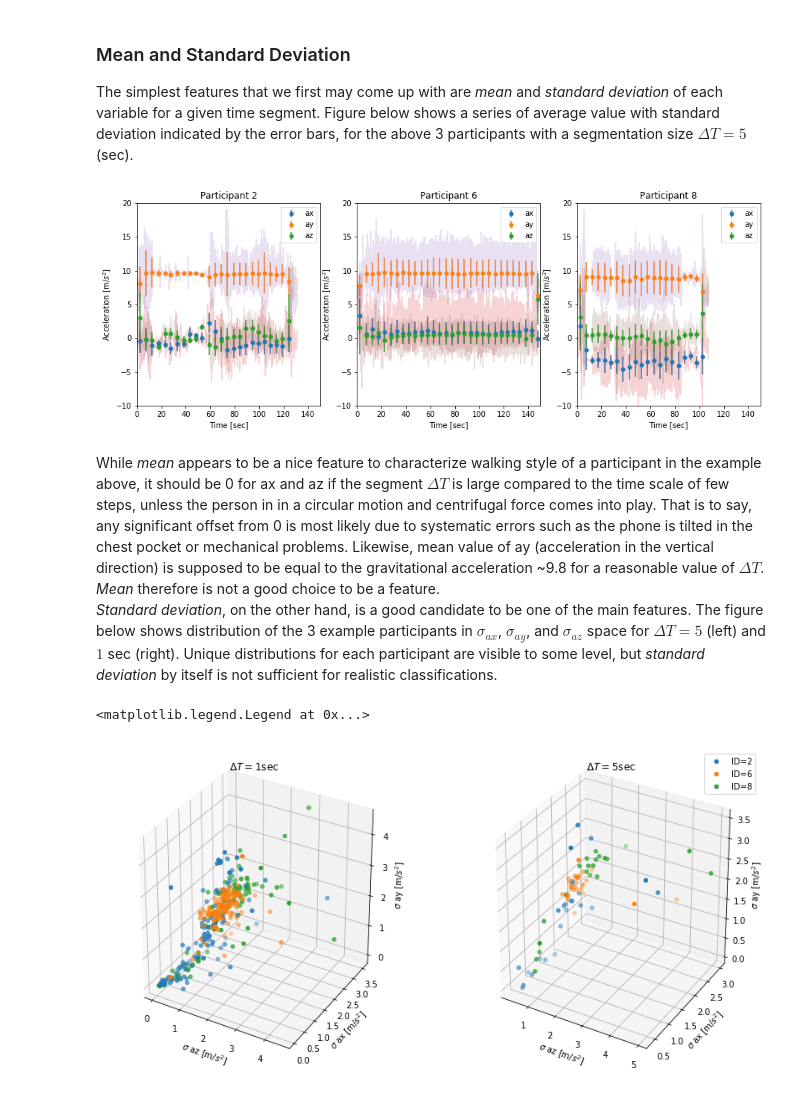
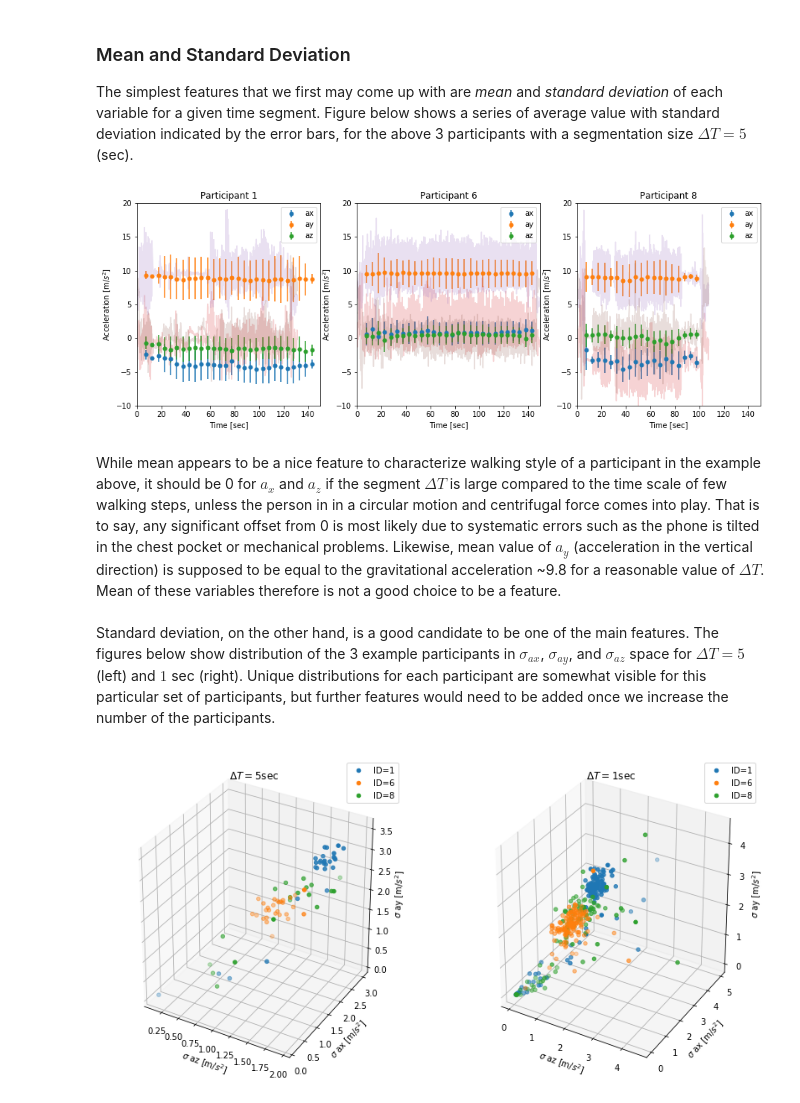
Before and after one commit to hshiokawa/walker_identifier, a Jupyter notebook: walker_identifier.ipynb, the cells around one changed output. Drawn from its saved outputs; the diff is of its cells as text; code cells hidden in the pictures.

```diff
--- a/walker_identifier.ipynb
+++ b/walker_identifier.ipynb
@@ -41,6 +41,7 @@ import pandas as pd
 import numpy as np
 import matplotlib.pyplot as plt
 from mpl_toolkits.mplot3d import Axes3D
+import random
 
 # read-in entire dataset
 data = []
@@ -63,7 +64,7 @@ class plotting(object):
 # example plots for time vs. acceleration for 3 participants
 p = plotting(data)
 fig = plt.figure(figsize=(15,5))
-f = fig.add_subplot(131); p.plot_data( 2, f, 1., 'Participant 2' )
+f = fig.add_subplot(131); p.plot_data( 1, f, 1., 'Participant 1' )
 f = fig.add_subplot(132); p.plot_data( 6, f, 1., 'Participant 6' )
 f = fig.add_subplot(133); p.plot_data( 8, f, 1., 'Participant 8' )
 plt.show()
@@ -101,7 +102,7 @@ class parse_data(object):
                 data_parsed.append(data.iloc[i_s:i,:])
                 i_s = i
                 t_e = t + self.DT
-        return data_parsed
+        return data_parsed[1:-1]
 
     def averaging( self, data_parsed ):
         # calculate average and standard dev. for each segment
@@ -127,38 +128,37 @@ DT = 5. # segment size in second
 par = parse_data( data, DT )
 
 fig = plt.figure(figsize=(15,5))
-f1 = fig.add_subplot(131); plot_parse( par, 2, f1 )
+f1 = fig.add_subplot(131); plot_parse( par, 1, f1 )
 f2 = fig.add_subplot(132); plot_parse( par, 6, f2 )
 f3 = fig.add_subplot(133); plot_parse( par, 8, f3 )
 
 p = plotting( data )
-p.plot_data( 2, f1, 0.2, 'Participant 2', legend=False )
+p.plot_data( 2, f1, 0.2, 'Participant 1', legend=False )
 p.plot_data( 6, f2, 0.2, 'Participant 6', legend=False )
 p.plot_data( 8, f3, 0.2, 'Participant 8', legend=False )
 plt.show()
 # %% [output]
-[figure, old version]
+[figure, new version]
 # %% [markdown]
-While *mean* appears to be a nice feature to characterize walking style of a participant in the example above, it should be 0 for ax and az if the segment $\Delta T$ is large compared to the time scale of few steps, unless the person in in a circular motion and centrifugal force comes into play. That is to say, any significant offset from 0 is most likely due to systematic errors such as the phone is tilted in the chest pocket or mechanical problems. Likewise, mean value of ay (acceleration in the vertical direction) is supposed to be equal to the gravitational acceleration ~9.8 for a reasonable value of $\Delta T$. *Mean* therefore is not a good choice to be a feature.<br>
-*Standard deviation*, on the other hand, is a good candidate to be one of the main features. The figure below shows distribution of the 3 example participants in $\sigma_{ax}$, $\sigma_{ay}$, and $\sigma_{az}$ space for $\Delta T=5$ (left) and $1$ sec (right). Unique distributions for each participant are visible to some level, but *standard deviation* by itself is not sufficient for realistic classifications.
+While mean appears to be a nice feature to characterize walking style of a participant in the example above, it should be 0 for $a_x$ and $a_z$ if the segment $\Delta T$ is large compared to the time scale of few walking steps, unless the person in in a circular motion and centrifugal force comes into play. That is to say, any significant offset from 0 is most likely due to systematic errors such as the phone is tilted in the chest pocket or mechanical problems. Likewise, mean value of $a_y$ (acceleration in the vertical direction) is supposed to be equal to the gravitational acceleration ~9.8 for a reasonable value of $\Delta T$. Mean of these variables therefore is not a good choice to be a feature.<br><br>
+Standard deviation, on the other hand, is a good candidate to be one of the main features. The figures below show distribution of the 3 example participants in $\sigma_{ax}$, $\sigma_{ay}$, and $\sigma_{az}$ space for $\Delta T=5$ (left) and $1$ sec (right). Unique distributions for each participant are somewhat visible for this particular set of participants, but further features would need to be added once we increase the number of the participants.
 # %%
 def plot_scatt(data,ID,f,title):
     f.scatter(data[ID[0]-1][2],data[ID[0]-1][0],data[ID[0]-1][1],label='ID=%d'%(ID[0]))
     f.scatter(data[ID[1]-1][2],data[ID[1]-1][0],data[ID[1]-1][1],label='ID=%d'%(ID[1]))
     f.scatter(data[ID[2]-1][2],data[ID[2]-1][0],data[ID[2]-1][1],label='ID=%d'%(ID[2]))
     f.set_xlabel(r'$\sigma$ az [m/$s^2$]')
     f.set_ylabel(r'$\sigma$ ax [m/$s^2$]')
     f.set_zlabel(r'$\sigma$ ay [m/$s^2$]')
     f.set_title(title)
+    plt.legend()
 
 fig = plt.figure(figsize=(14,7))
-ID=[2,6,8]
+ID=[1,6,8]
 
 par = parse_data( data, 5 ) # segment size = 5sec
-plot_scatt( par.sig_parsed_avg, ID, fig.add_subplot(121,projection='3d'), r"$\Delta T=1$sec")
+plot_scatt( par.sig_parsed_avg, ID, fig.add_subplot(121,projection='3d'), r"$\Delta T=5$sec")
 par = parse_data( data, 1 ) # segment size = 1sec
-plot_scatt( par.sig_parsed_avg, ID, fig.add_subplot(122,projection='3d'), r"$\Delta T=5$sec")
-plt.legend()
+plot_scatt( par.sig_parsed_avg, ID, fig.add_subplot(122,projection='3d'), r"$\Delta T=1$sec")
 # %% [output]
-<matplotlib.legend.Legend at 0x...>
-[figure, old version]
+[figure, new version]
```
Also changed, not shown: parts of 9 cells of this notebook.
